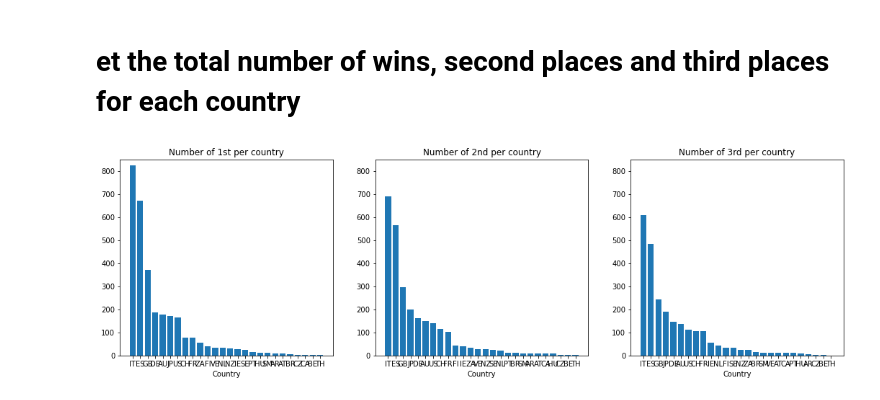
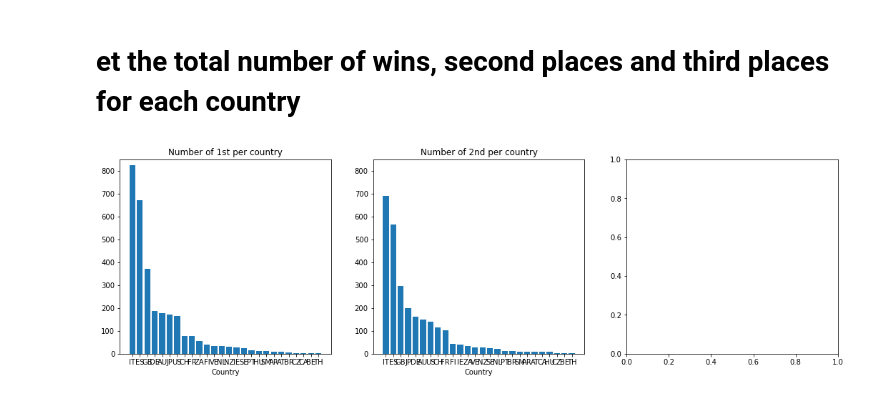
Before and after one commit to amalsalilan/which-nation-excels-in-the-MotoGP, a Jupyter notebook: Notebook.ipynb, the cells around one changed output. Cells and saved outputs as stored; diff of their text form; code cells hidden in the pictures.

Commit message:
graph ploted

```diff
--- a/Notebook.ipynb
+++ b/Notebook.ipynb
@@ -525,26 +525,26 @@ pct_df.plot(kind="bar", rot=1,
 # %%
 # get the total number of wins, second places and third places for each country
 
 n_first_places = pilot_info.groupby(["Country"])["Victories"].sum().sort_values(ascending=False)
 n_second_places = pilot_info.groupby(["Country"])["2nd places"].sum().sort_values(ascending=False)
 n_third_places = pilot_info.groupby(["Country"])["3rd places"].sum().sort_values(ascending=False)
 
 fig, ax = plt.subplots(1, 3, figsize = (18, 5))
 ax[0].bar(n_first_places.index, n_first_places)
 ax[0].set_ylim(bottom=0, top=850)
 ax[0].set_title("Number of 1st per country")
 ax[0].set_xlabel("Country")
 
 ax[1].bar(n_second_places.index, n_second_places)
 ax[1].set_ylim(bottom=0, top=850)
 ax[1].set_title("Number of 2nd per country")
 ax[1].set_xlabel("Country")
 
-ax[2].bar(n_third_places.index, n_third_places)has
-ax[2].set_ylim(bottom=0, top=850)
-ax[2].set_title("Number of 3rd per country")
-ax[2].set_xlabel("Country")
+# ax[2].bar(n_third_places.index, n_third_places)has
+# ax[2].set_ylim(bottom=0, top=850)
+# ax[2].set_title("Number of 3rd per country")
+# ax[2].set_xlabel("Country")
 
 plt.show()
 # %% [output]
-[figure, old version]
+[figure, new version]
```
Also changed, not shown: parts of 1 cell of this notebook.
